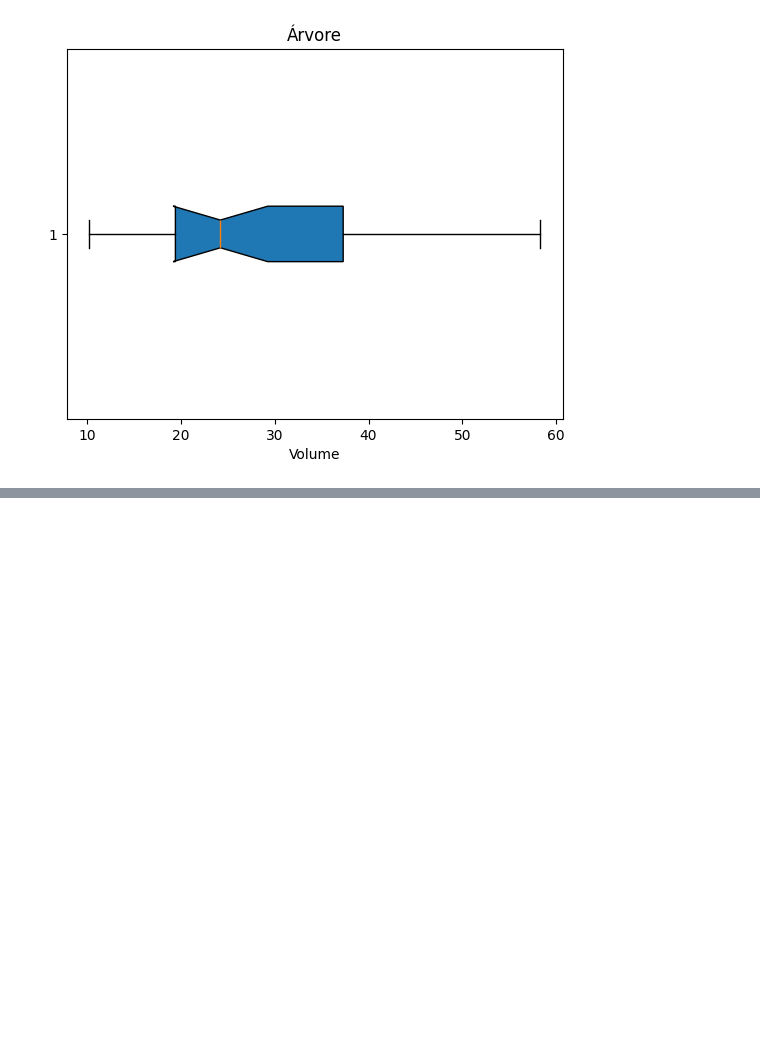
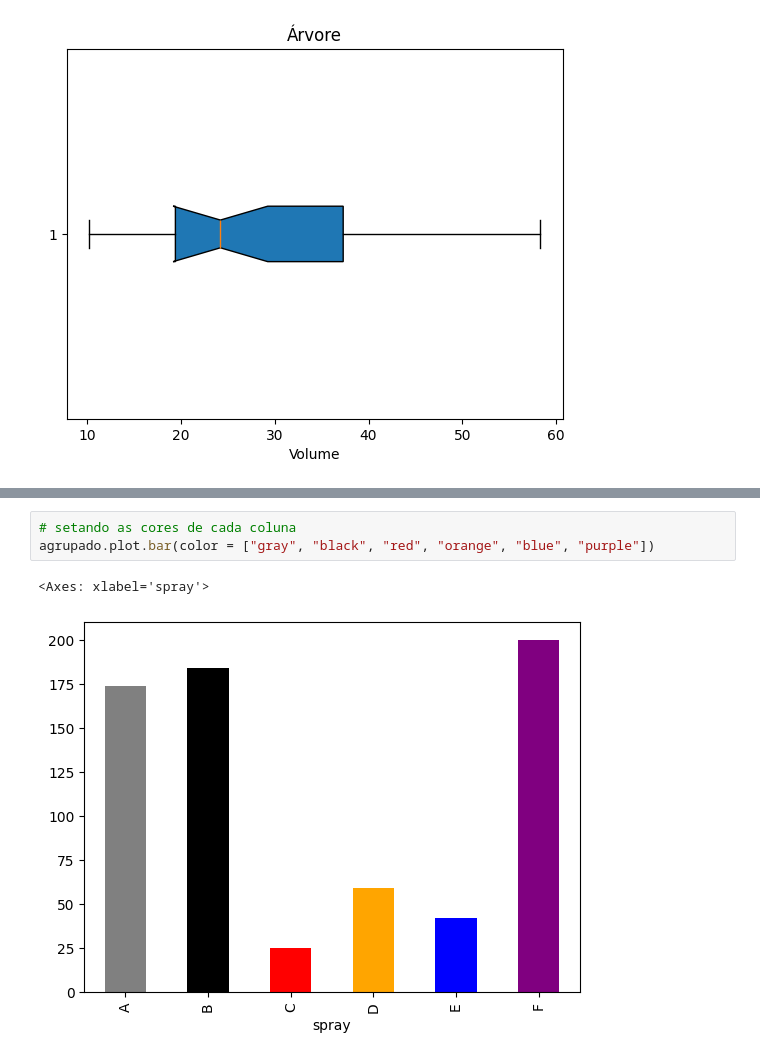
Before and after one commit to devigorll/Curso-CD, a Jupyter notebook: 11_geracao_graficos.ipynb, the cells around one changed output, grey strips where cells are left out. Cells and saved outputs as stored; diff of their text form; blank space fills up the shorter version.

```diff
--- a/11_geracao_graficos.ipynb
+++ b/11_geracao_graficos.ipynb
@@ -190,0 +144,6 @@ base
+# %%
+# setando as cores de cada coluna
+agrupado.plot.bar(color = ["gray", "black", "red", "orange", "blue", "purple"])
+# %% [output]
+<Axes: xlabel='spray'>
+[figure, added]
```
Also changed, not shown: parts of 39 cells of this notebook.
